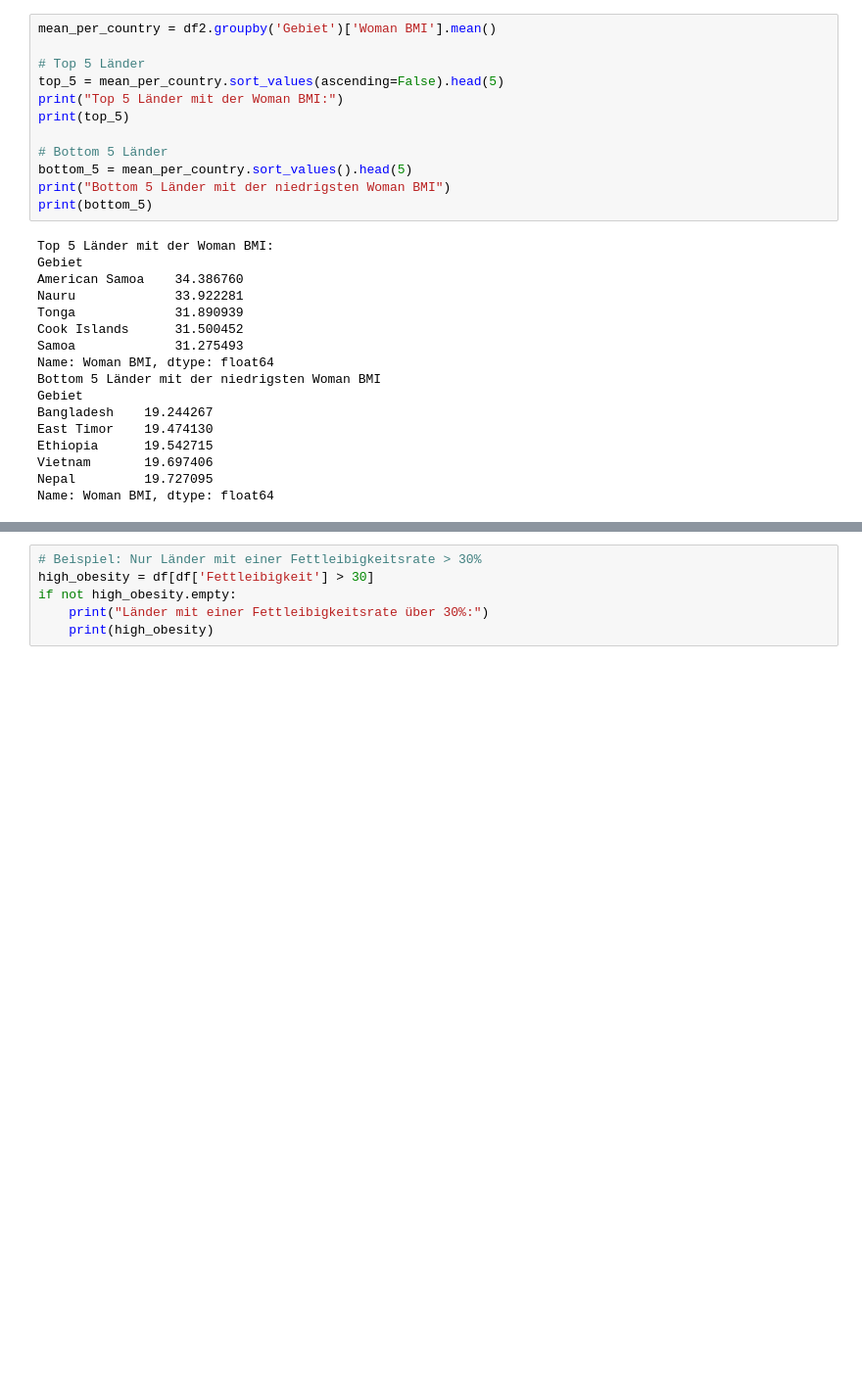
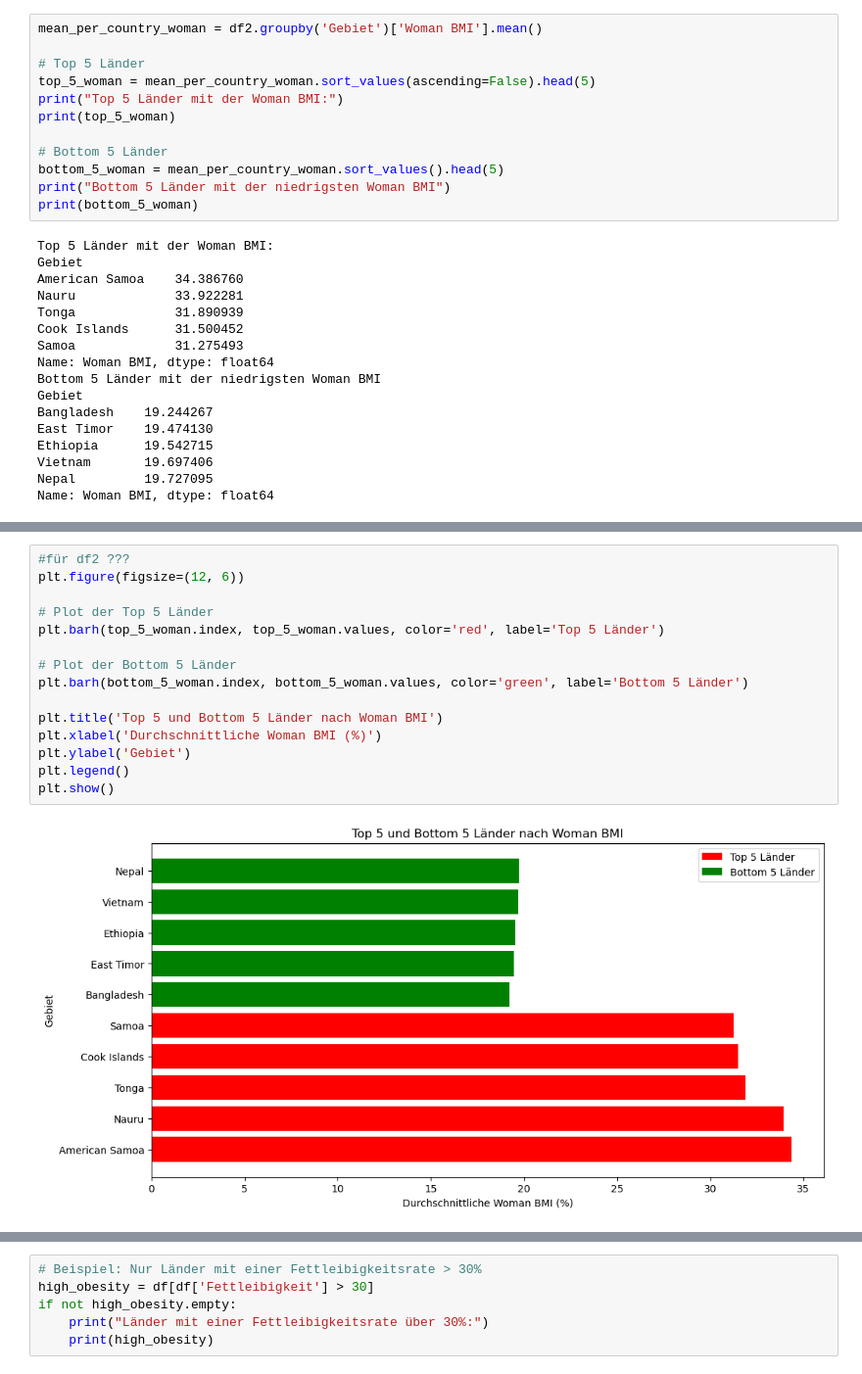
Before and after one commit to simona-cyber/LN-Python, a Jupyter notebook: Grundgerüst_Leistungsnachweis.ipynb, the cells around one changed output, grey strips where cells are left out. Shown: that part at 98% size. Drawn from its saved outputs; the diff is of its cells as text; blank space fills up the shorter version.

```diff
--- a/Grundgerüst_Leistungsnachweis.ipynb
+++ b/Grundgerüst_Leistungsnachweis.ipynb
@@ -896,17 +896,17 @@ Cambodia      1.226190
 Nepal         1.361905
 Name: Fettleibigkeit, dtype: float64
 # %%
-mean_per_country = df2.groupby('Gebiet')['Woman BMI'].mean()
+mean_per_country_woman = df2.groupby('Gebiet')['Woman BMI'].mean()
 
 # Top 5 Länder
-top_5 = mean_per_country.sort_values(ascending=False).head(5)
+top_5_woman = mean_per_country_woman.sort_values(ascending=False).head(5)
 print("Top 5 Länder mit der Woman BMI:")
-print(top_5)
+print(top_5_woman)
 
 # Bottom 5 Länder
-bottom_5 = mean_per_country.sort_values().head(5)
+bottom_5_woman = mean_per_country_woman.sort_values().head(5)
 print("Bottom 5 Länder mit der niedrigsten Woman BMI")
-print(bottom_5)
+print(bottom_5_woman)
 # %% [output]
 Top 5 Länder mit der Woman BMI:
 Gebiet
@@ -990,2 +982,19 @@ plt.show()
+# %%
+#für df2 ???
+plt.figure(figsize=(12, 6))
+
+# Plot der Top 5 Länder
+plt.barh(top_5_woman.index, top_5_woman.values, color='red', label='Top 5 Länder')
+
+# Plot der Bottom 5 Länder
+plt.barh(bottom_5_woman.index, bottom_5_woman.values, color='green', label='Bottom 5 Länder')
+
+plt.title('Top 5 und Bottom 5 Länder nach Woman BMI')
+plt.xlabel('Durchschnittliche Woman BMI (%)')
+plt.ylabel('Gebiet')
+plt.legend()
+plt.show()
+# %% [output]
+[figure, added]
 # %%
 #für df3???
```
Also changed, not shown: parts of 10 cells of this notebook.
